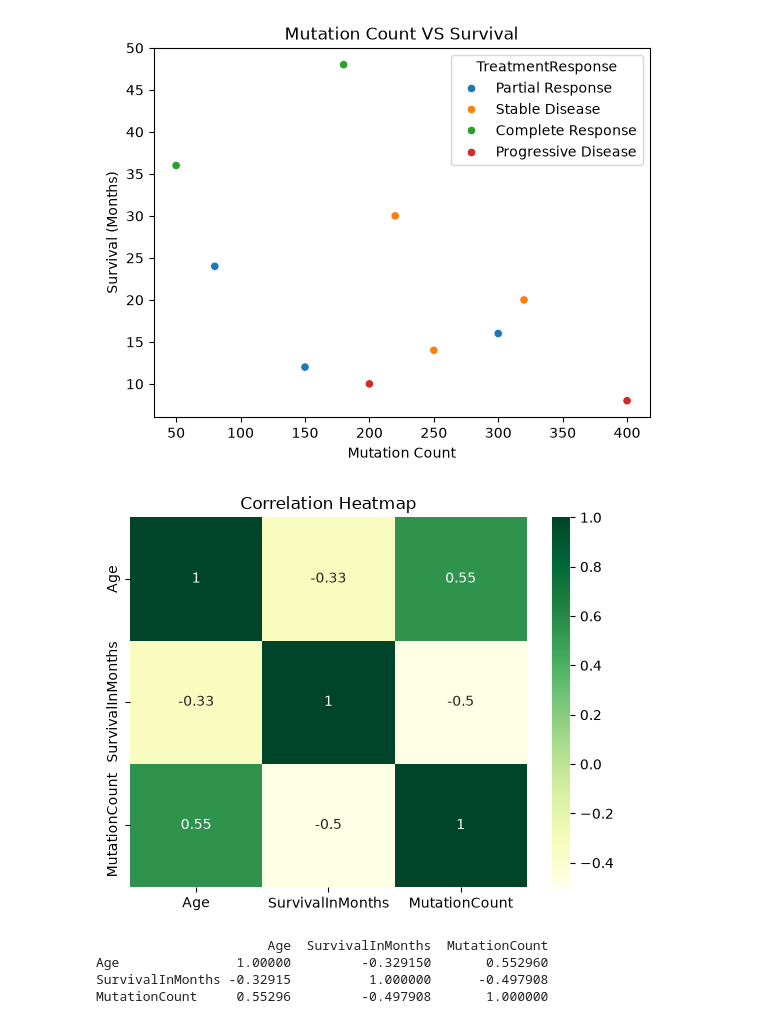
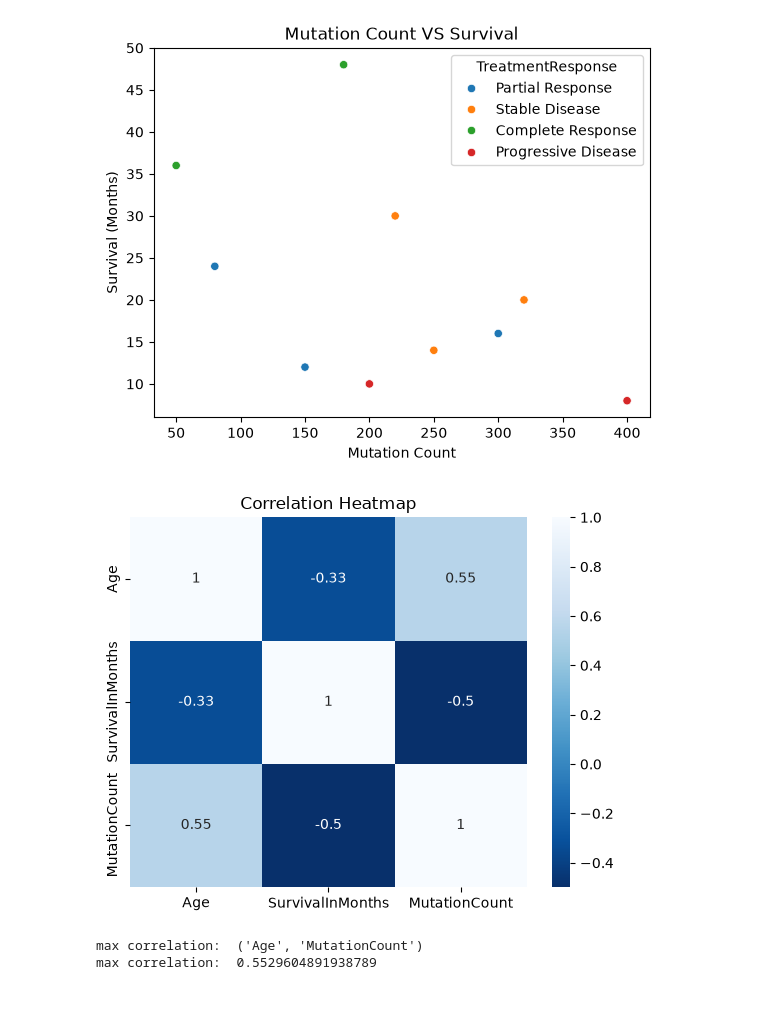
Before and after one commit to itschathura/Machine-Learning-for-Bioinformatics, a Jupyter notebook: Day2 - Matplotlib & Seaborn for graphs, charts/mycancer.ipynb, the cells around one changed output. Saved outputs shown, nothing was run; the diff lists cells and outputs as text; code cells hidden in the pictures.

```diff
--- a/Day2 - Matplotlib & Seaborn for graphs, charts/mycancer.ipynb
+++ b/Day2 - Matplotlib & Seaborn for graphs, charts/mycancer.ipynb
@@ -270,30 +262,29 @@ plt.show()
 # %%
 #heatmap
 
 numeric_df = df[
     ["Age", "SurvivalInMonths", "MutationCount"]
 ]
 
 corr = numeric_df.corr()
 sns.heatmap(
     corr,
     annot = True,
-    cmap = "YlGn" #'viridis', 'plasma', 'inferno', 'coolwarm', 'YlGn'
+    cmap = "Blues_r" #'viridis', 'plasma', 'inferno', 'coolwarm', 'YlGn'
 )
 
 plt.title("Correlation Heatmap")
 plt.show()
 # %% [output]
-[figure, old version]
+[figure, new version]
 # %%
 corr2 = corr.copy()
 
-for i in len(corr2):
+for i in range(len(corr2)):
     corr2.iloc[i, i] = 0
 
-print("max correlation: ")
+print("max correlation: ", corr2.stack().idxmax())
+print("max correlation: ", corr2.stack().max())
 # %% [output]
-                      Age  SurvivalInMonths  MutationCount
-Age               1.00000         -0.329150       0.552960
-SurvivalInMonths -0.32915          1.000000      -0.497908
-MutationCount     0.55296         -0.497908       1.000000
+max correlation:  ('Age', 'MutationCount')
+max correlation:  0.5529604891938789
```
Also changed, not shown: parts of 6 cells of this notebook, 2 other files.
